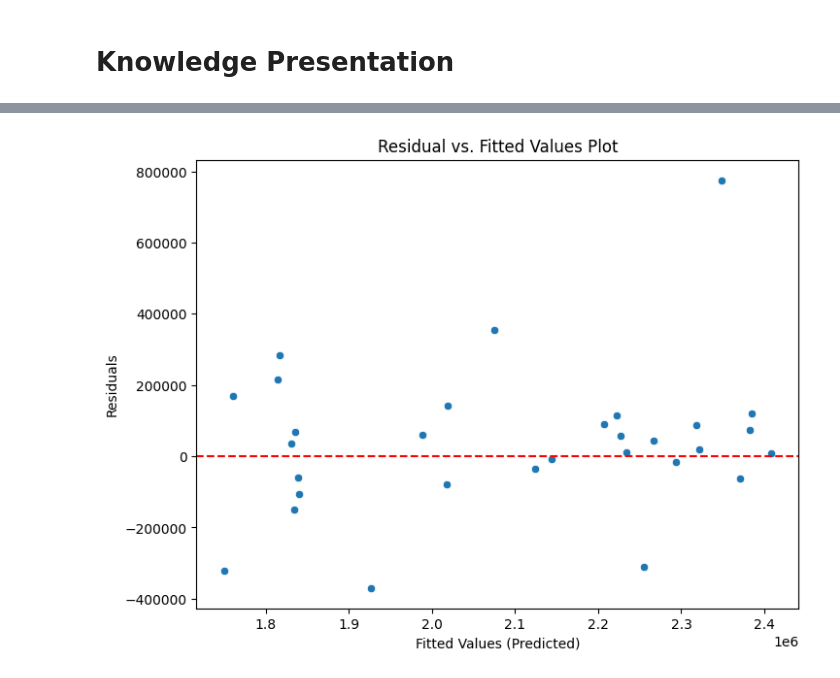
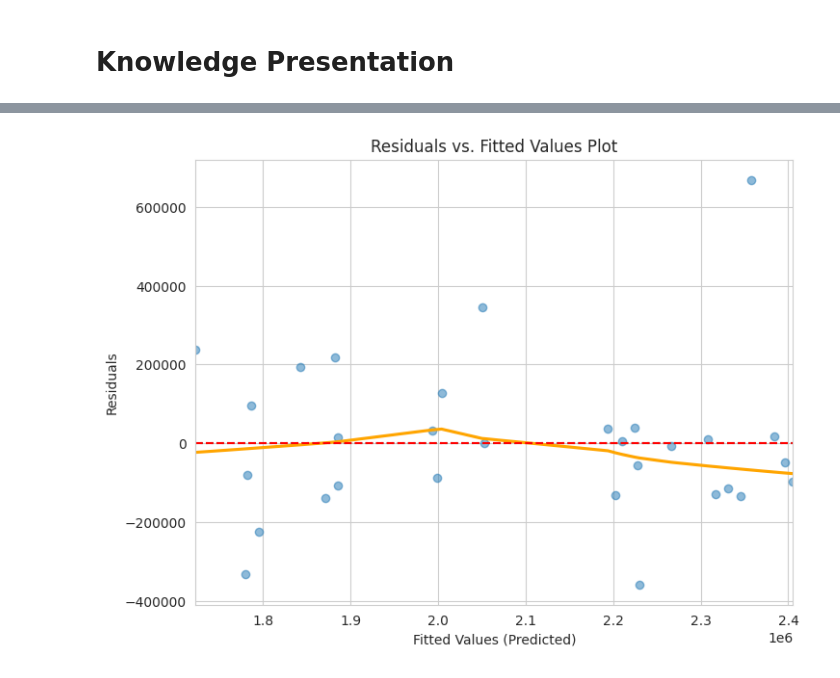
Before and after one commit to adhl-0216/MTU-Data-Analytics-Final-CA, a Jupyter notebook: London Public Transport Analysis.ipynb, the cells around one changed output, grey strips where cells are left out. Cells and saved outputs as stored; diff of their text form; code cells hidden in the pictures.

```diff
--- a/London Public Transport Analysis.ipynb
+++ b/London Public Transport Analysis.ipynb
@@ -265,0 +286,5 @@ svr.score(X_test, y_test)
+# %%
+from sklearn.svm import SVR
+svr = SVR(kernel = 'poly')
+svr.fit(X_train, y_train)
+svr.score(X_test, y_test)
@@ -265,0 +293,5 @@ svr.score(X_test, y_test)
+# %%
+from sklearn.svm import SVR
+svr = SVR(kernel = 'sigmoid')
+svr.fit(X_train, y_train)
+svr.score(X_test, y_test)
@@ -376,15 +417,18 @@ y_pred = baggingReg.predict(X_test)
 # %%
+import seaborn as sns
 import matplotlib.pyplot as plt
-from sklearn.metrics import r2_score
 
+sns.set_style('whitegrid')
 
-# Calculate R-squared value
-r2_value = r2_score(y_test, y_pred)
+y_pred = baggingReg.predict(X_test)
 
-# Scatter plot of actual vs predicted values
+# Scatter plot of actual vs predicted values with Seaborn
 plt.figure(figsize=(8, 6))
-plt.scatter(y_test, y_pred)
-plt.plot([y_test.min(), y_test.max()], [y_test.min(), y_test.max()], '--', color='red', label='R-squared Line')
+sns.regplot(x=y_test, y=y_pred, line_kws={'color': 'orange', 'alpha': 0.5})
+
+# Add a dashed diagonal line
+plt.plot([y_test.min(), y_test.max()], [y_test.min(), y_test.max()], '--', color='red')
+
 plt.xlabel('Actual Values')
 plt.ylabel('Predicted Values')
 plt.title('Actual vs. Predicted Values')
@@ -395,7 +447,9 @@ plt.show()
 import matplotlib.pyplot as plt
 import seaborn as sns
 
+sns.set_style('whitegrid')
 
+y_pred = baggingReg.predict(X_test)
 # Calculate residuals
 residuals = y_test - y_pred
 
@@ -411,18 +473,20 @@ plt.show()
 # %%
+import seaborn as sns
 import matplotlib.pyplot as plt
-import seaborn as sns
 
+sns.set_style('whitegrid')
 
+y_pred = baggingReg.predict(X_test)
 # Calculate residuals
 residuals = y_test - y_pred
 
-# Plot Residual vs. Fitted Values
+# Create Residuals vs. Fitted Values plot with Seaborn
 plt.figure(figsize=(8, 6))
-sns.scatterplot(x=y_pred, y=residuals)
-plt.axhline(y=0, color='r', linestyle='--')
+sns.residplot(x=y_pred, y=residuals, scatter_kws={'alpha': 0.5}, line_kws={'color': 'orange'}, lowess=True)
+plt.axhline(y=0, color='red', linestyle='--')
 plt.xlabel('Fitted Values (Predicted)')
 plt.ylabel('Residuals')
-plt.title('Residual vs. Fitted Values Plot')
+plt.title('Residuals vs. Fitted Values Plot')
 plt.show()
 # %% [output]
-[figure, old version]
+[figure, new version]
```
Also changed, not shown: parts of 46 cells of this notebook.
